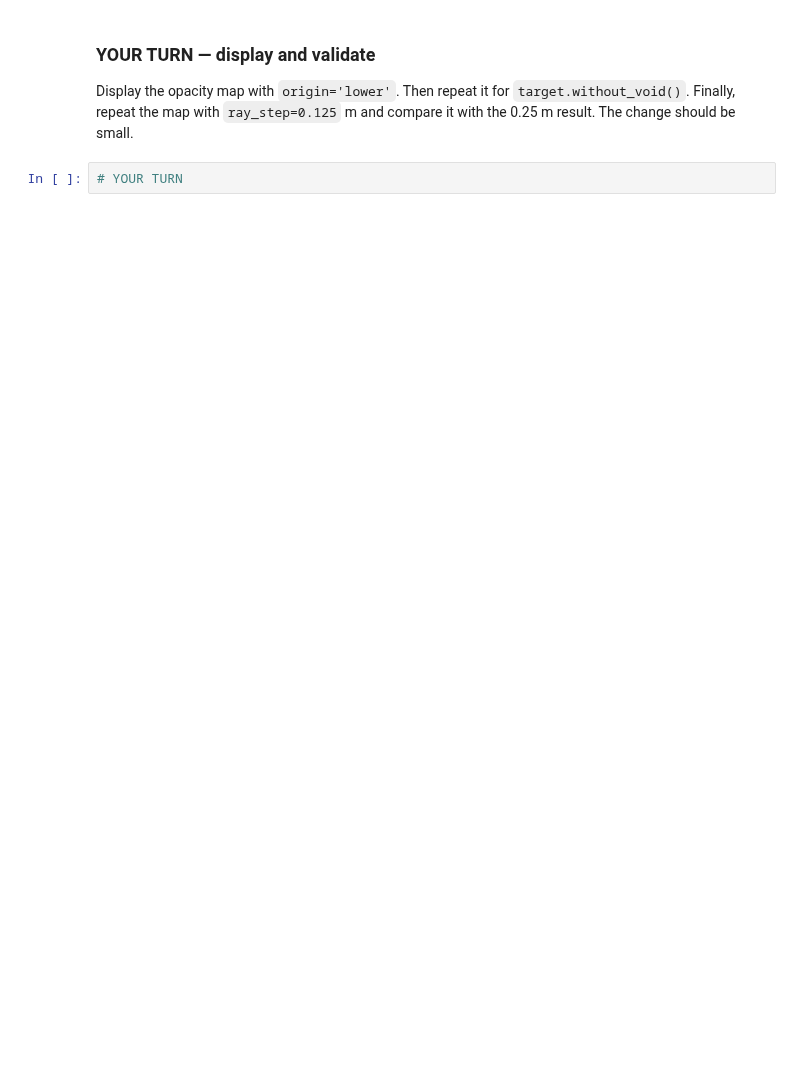
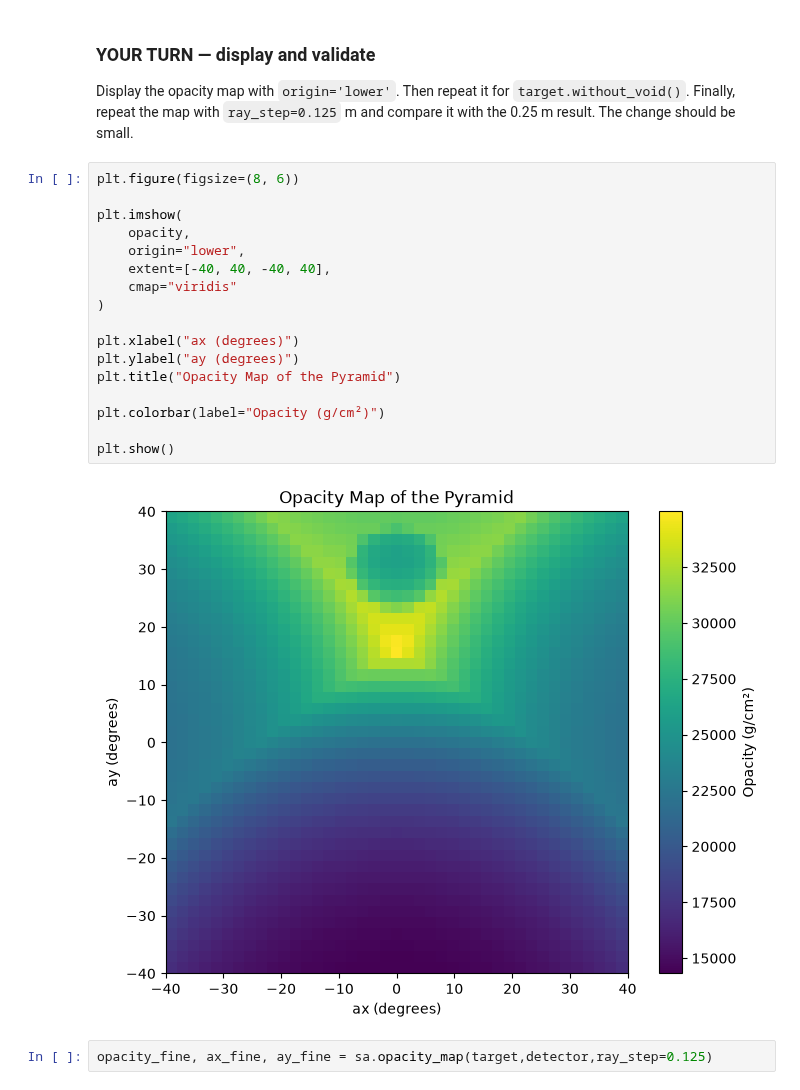
Before and after one commit to Evan-Lim/muography-project, a Jupyter notebook: junyi-student-package/notebooks/02_ray_tracing.ipynb, the cells around one changed output. Cells and saved outputs as stored; diff of their text form; blank space fills up the shorter version.

```diff
--- a/junyi-student-package/notebooks/02_ray_tracing.ipynb
+++ b/junyi-student-package/notebooks/02_ray_tracing.ipynb
@@ -78,4 +162,23 @@ print('shape:', opacity.shape)
 
 Display the opacity map with `origin='lower'`. Then repeat it for `target.without_void()`. Finally, repeat the map with `ray_step=0.125` m and compare it with the 0.25 m result. The change should be small.
 # %%
-# YOUR TURN
+plt.figure(figsize=(8, 6))
+
+plt.imshow(
+    opacity,
+    origin="lower",
+    extent=[-40, 40, -40, 40],
+    cmap="viridis"
+)
+
+plt.xlabel("ax (degrees)")
+plt.ylabel("ay (degrees)")
+plt.title("Opacity Map of the Pyramid")
+
+plt.colorbar(label="Opacity (g/cm²)")
+
+plt.show()
+# %% [output]
+[figure, added]
+# %%
+opacity_fine, ax_fine, ay_fine = sa.opacity_map(target,detector,ray_step=0.125)
```
Also changed, not shown: parts of 9 cells of this notebook, 1 other file.
